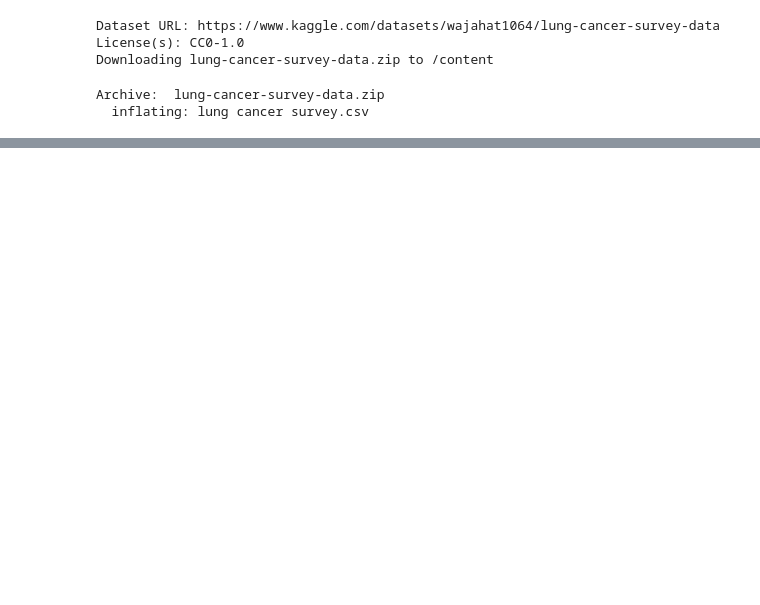
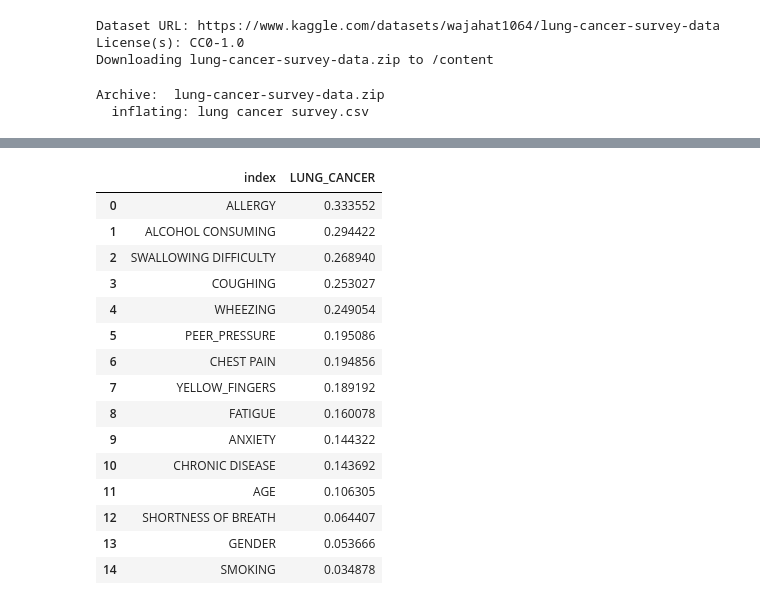
Before and after one commit to NeoMorpheus99/AI-ML, a Jupyter notebook: model/lung_cancer.ipynb, the cells around one changed output, grey strips where cells are left out. Saved outputs shown, nothing was run; the diff lists cells and outputs as text; code cells hidden in the pictures; blank space fills up the shorter version.

```diff
--- a/model/lung_cancer.ipynb
+++ b/model/lung_cancer.ipynb
@@ -108,0 +135,21 @@ data.head()
+# %%
+correlationTarget = correlation_mat['LUNG_CANCER'].drop('LUNG_CANCER').sort_values(ascending=False).reset_index()
+# %%
+correlationTarget
+# %% [output]
+|  | index | LUNG_CANCER |
+| 0 | ALLERGY | 0.333552 |
+| 1 | ALCOHOL CONSUMING | 0.294422 |
+| 2 | SWALLOWING DIFFICULTY | 0.268940 |
+| 3 | COUGHING | 0.253027 |
+| 4 | WHEEZING | 0.249054 |
+| 5 | PEER_PRESSURE | 0.195086 |
+| 6 | CHEST PAIN | 0.194856 |
+| 7 | YELLOW_FINGERS | 0.189192 |
+| 8 | FATIGUE | 0.160078 |
+| 9 | ANXIETY | 0.144322 |
+| 10 | CHRONIC DISEASE | 0.143692 |
+| 11 | AGE | 0.106305 |
+| 12 | SHORTNESS OF BREATH | 0.064407 |
+| 13 | GENDER | 0.053666 |
+| 14 | SMOKING | 0.034878 |
```
Also changed, not shown: parts of 29 cells of this notebook.
